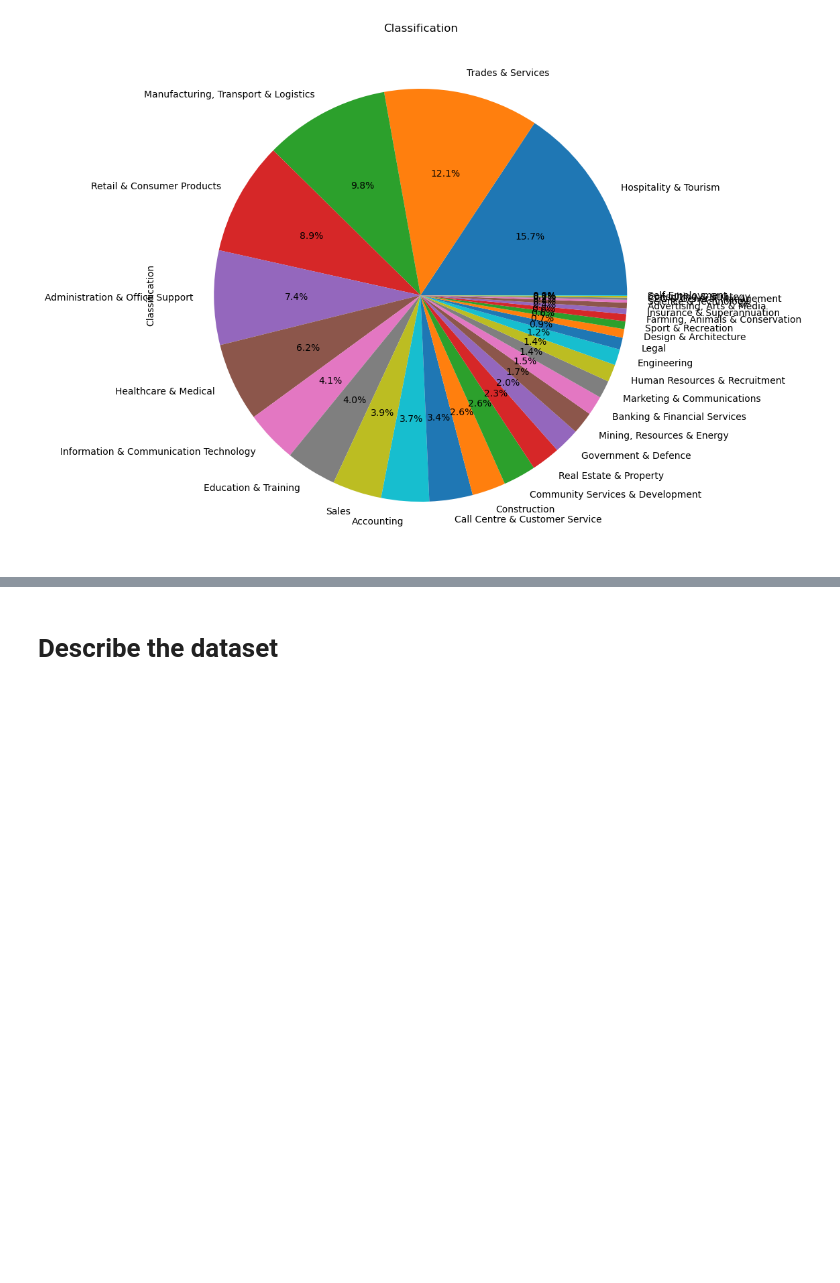
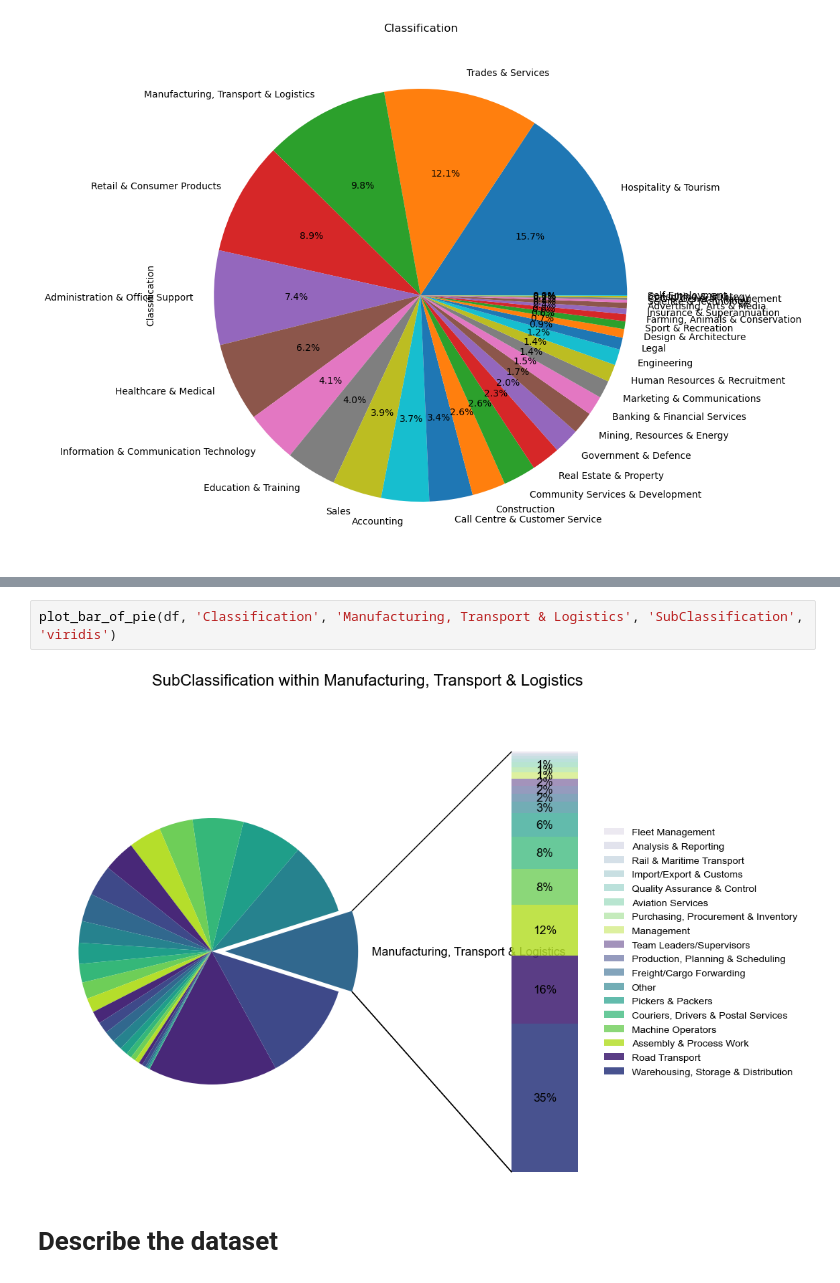
Before and after one commit to ToddNCooper/DataAnalyticsAssignment, a Jupyter notebook: rough_start.ipynb, the cells around one changed output, grey strips where cells are left out. Saved outputs shown, nothing was run; the diff lists cells and outputs as text; blank space fills up the shorter version.

```diff
--- a/rough_start.ipynb
+++ b/rough_start.ipynb
@@ -311,3 +425,7 @@ plt.show()
+# %%
+plot_bar_of_pie(df, 'Classification', 'Manufacturing, Transport & Logistics', 'SubClassification', 'viridis')
+# %% [output]
+[figure, added]
 # %% [markdown]
 # Describe the dataset
 # %% [markdown]
```
Also changed, not shown: parts of 6 cells of this notebook.
